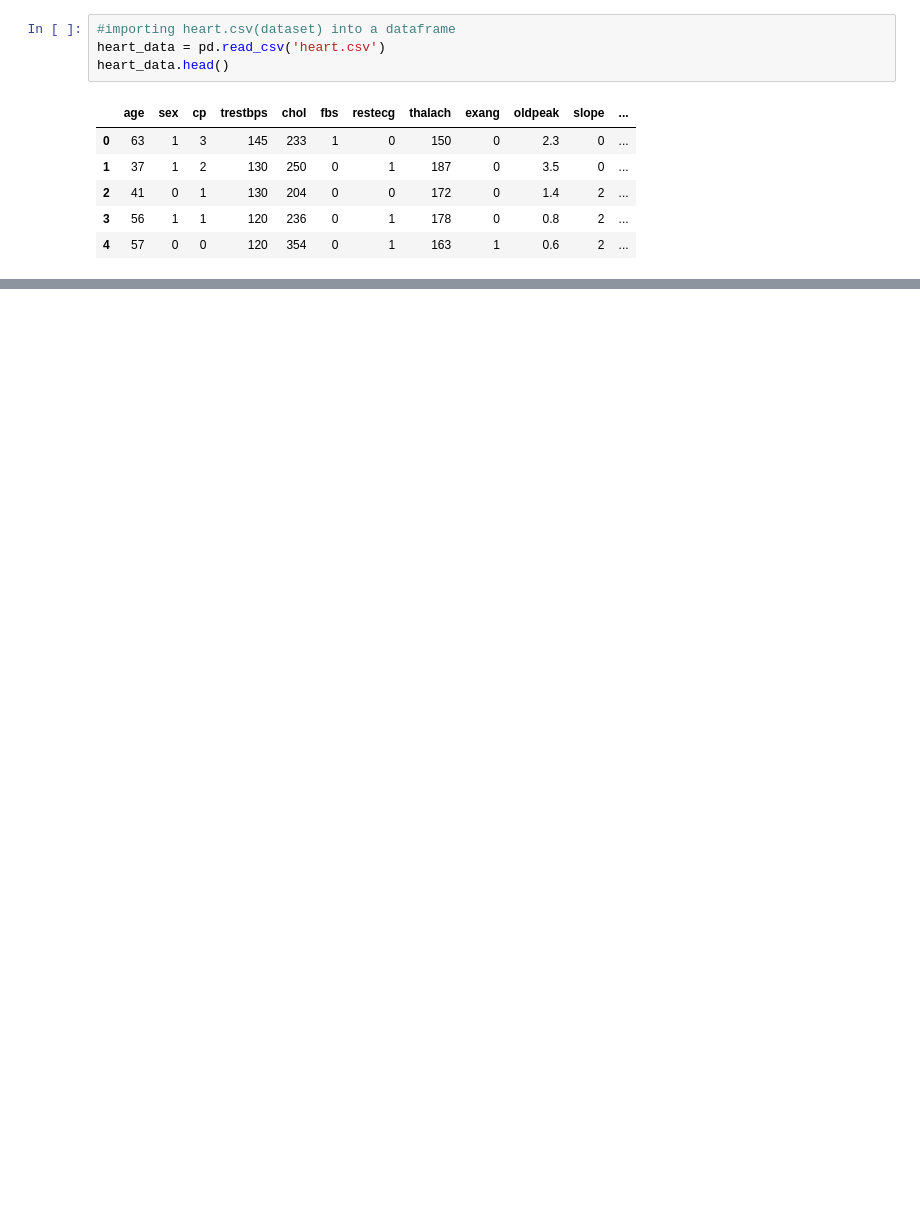
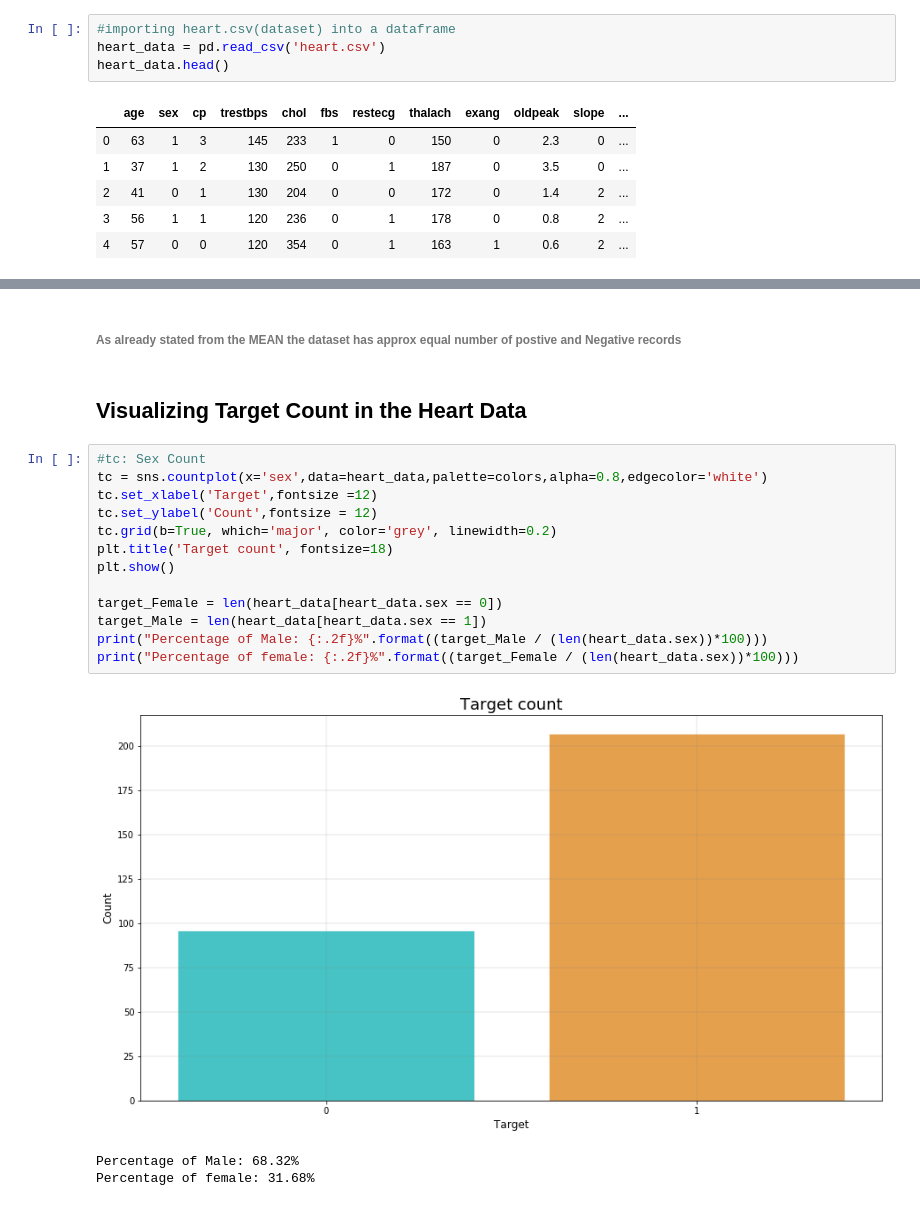
Before and after one commit to nandikikartheek/SpringBoard_NK, a Jupyter notebook: Capstone Project 1/HeartDisease_prediction.ipynb, the cells around one changed output, grey strips where cells are left out. Drawn from its saved outputs; the diff is of its cells as text; blank space fills up the shorter version.

```diff
--- a/Capstone Project 1/HeartDisease_prediction.ipynb
+++ b/Capstone Project 1/HeartDisease_prediction.ipynb
@@ -55,0 +147,21 @@ We notice that there are NO missing or NULL values so the dataset appears to be
+# %% [markdown]
+###### As already stated from the MEAN the dataset has approx equal number  of postive and Negative records
+# %% [markdown]
+## Visualizing Target Count in the Heart Data
+# %%
+#tc: Sex Count
+tc = sns.countplot(x='sex',data=heart_data,palette=colors,alpha=0.8,edgecolor='white')
+tc.set_xlabel('Target',fontsize =12)
+tc.set_ylabel('Count',fontsize = 12)
+tc.grid(b=True, which='major', color='grey', linewidth=0.2)
+plt.title('Target count', fontsize=18)
+plt.show()
+
+target_Female = len(heart_data[heart_data.sex == 0])
+target_Male = len(heart_data[heart_data.sex == 1])
+print("Percentage of Male: {:.2f}%".format((target_Male / (len(heart_data.sex))*100)))
+print("Percentage of female: {:.2f}%".format((target_Female / (len(heart_data.sex))*100)))
+# %% [output]
+[figure, added]
+Percentage of Male: 68.32%
+Percentage of female: 31.68%
```
Also changed, not shown: parts of 61 cells of this notebook.
